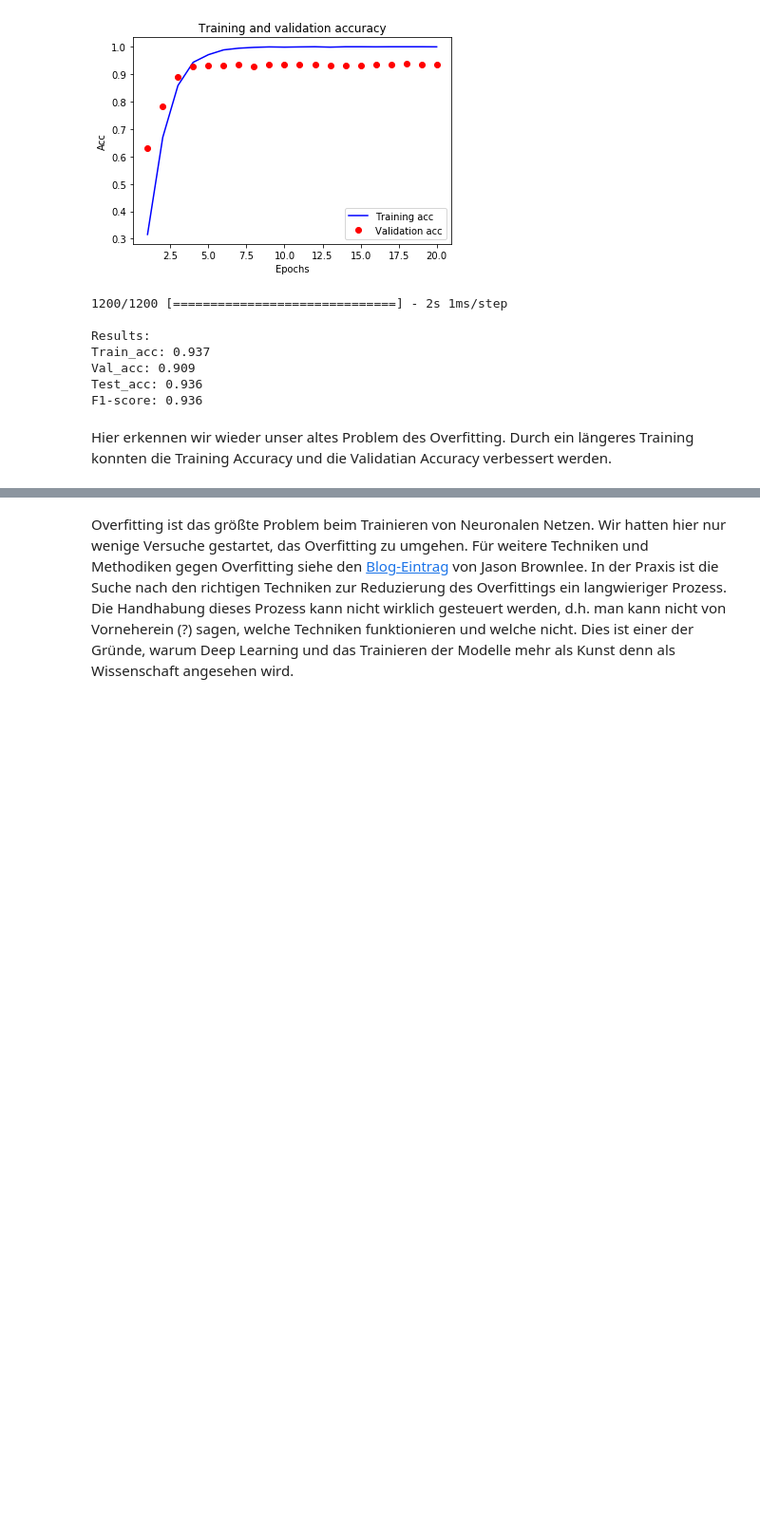
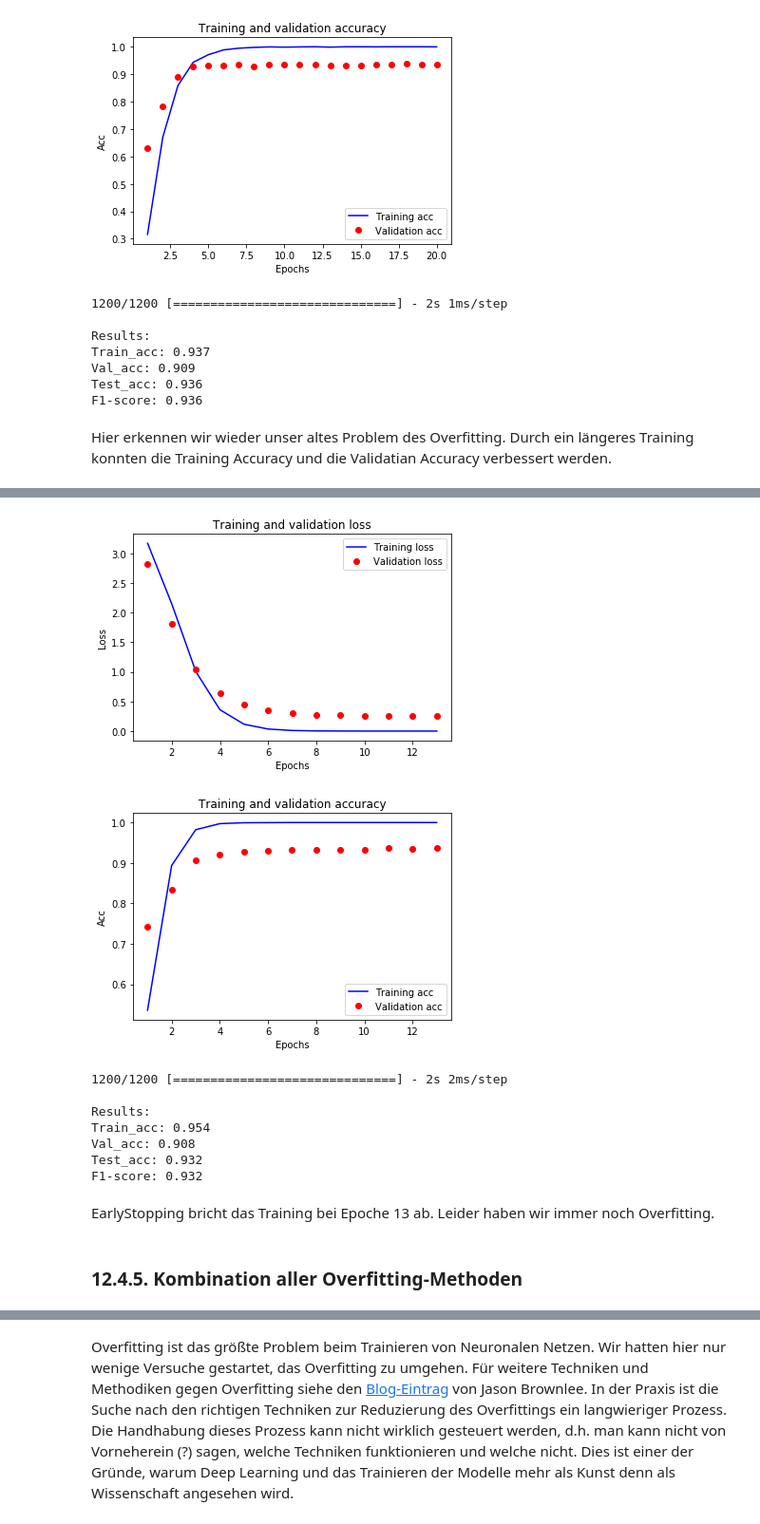
Before and after one commit to realjanpaulus/german_text_classification_nlp, a Jupyter notebook: tutorials/Kapitel 12 - Neuronale Netze mit Keras.ipynb, the cells around one changed output, grey strips where cells are left out. Shown at 95% size. Drawn from its saved outputs; the diff is of its cells as text; code cells hidden in the pictures; blank space fills up the shorter version.

```diff
--- a/tutorials/Kapitel 12 - Neuronale Netze mit Keras.ipynb
+++ b/tutorials/Kapitel 12 - Neuronale Netze mit Keras.ipynb
@@ -603,0 +610,22 @@ Eine weitere wichtige Technik gegen Overfitting, die von Chollet nicht erwähnt
+# %%
+from keras.callbacks import EarlyStopping
+
+model = models.Sequential()
+model.add(layers.Dense(64, activation="relu", input_shape=(len(vocab),)))
+model.add(layers.Dense(64, activation="relu"))
+model.add(layers.Dense(len(np.unique(labels)), activation="softmax"))
+
+
+model.compile(optimizer="rmsprop",
+              loss="categorical_crossentropy",
+              metrics=["accuracy"])
+
+history = model.fit(X_train,
+                   y_train,
+                   epochs=30,
+                   batch_size=64,
+                   validation_data=(X_test, y_test),
+                   verbose=1,
+                   callbacks = [EarlyStopping(monitor='val_loss',
+                                               patience=2,
+                                               restore_best_weights=True)])
@@ -603,0 +650,17 @@ Eine weitere wichtige Technik gegen Overfitting, die von Chollet nicht erwähnt
+# %%
+plot_results(history)
+evaluation()
+# %% [output]
+[figure, added]
+[figure, added]
+1200/1200 [==============================] - 2s 2ms/step
+
+Results:
+Train_acc: 0.954
+Val_acc: 0.908
+Test_acc: 0.932
+F1-score: 0.932
+# %% [markdown]
+EarlyStopping bricht das Training bei Epoche 13 ab. Leider haben wir immer noch Overfitting.
+# %% [markdown]
+### 12.4.5. Kombination aller Overfitting-Methoden <a class="anchor" id="12-4-5"/>
```
Also changed, not shown: parts of 18 cells of this notebook, 13 other files.
